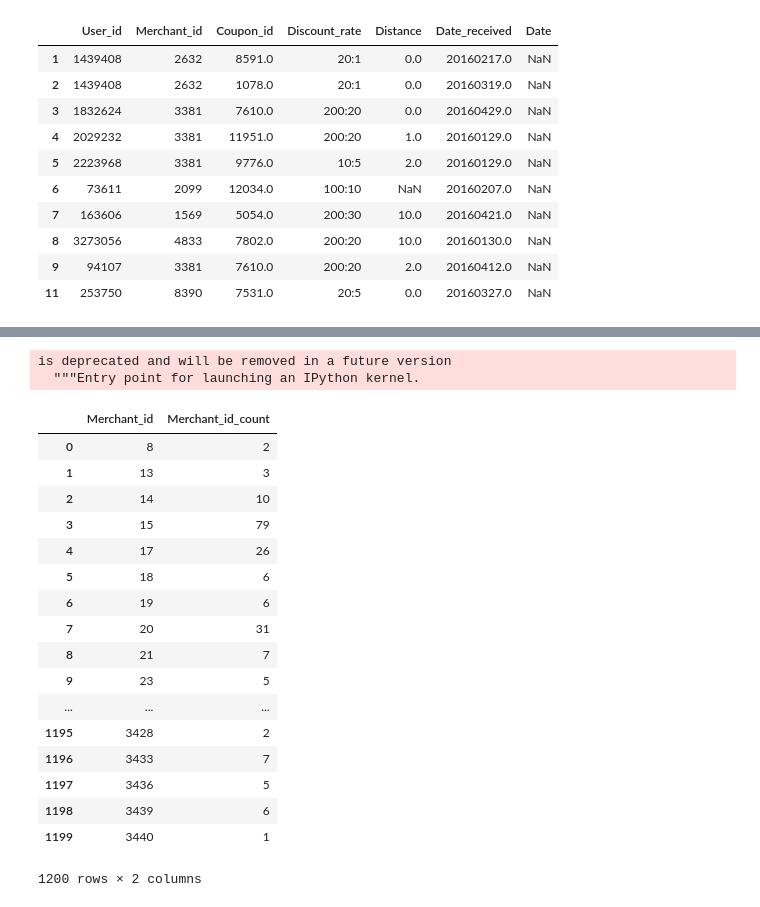
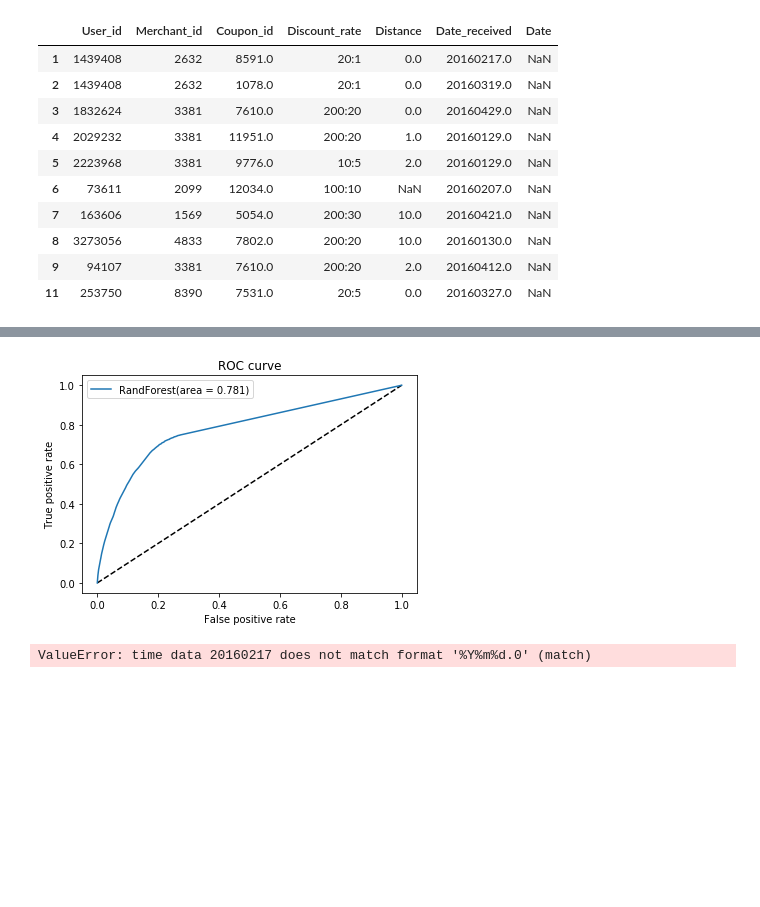
Before and after one commit to a5347354/100Day-ML-Marathon, a Jupyter notebook: Day_051_Middle Exam.ipynb, the cells around one changed output, grey strips where cells are left out. Drawn from its saved outputs; the diff is of its cells as text; code cells hidden in the pictures; blank space fills up the shorter version.

```diff
--- a/Day_051_Middle Exam.ipynb
+++ b/Day_051_Middle Exam.ipynb
@@ -35,8 +40,15 @@ df.head(10)
 | 8 | 3273056 | 4833 | 7802.0 | 200:20 | 10.0 | 20160130.0 | NaN |
 | 9 | 94107 | 3381 | 7610.0 | 200:20 | 2.0 | 20160412.0 | NaN |
 | 11 | 253750 | 8390 | 7531.0 | 20:5 | 0.0 | 20160327.0 | NaN |
+# %%
+# 遺漏值填補
+df[df.Distance.isna()].head()
+df['Distance'] = df['Distance'].fillna(0)
+# df[df.Date.isna()].head()
 # %%
 ## 特徵工程
+LEncoder = LabelEncoder()
+MMEncoder = MinMaxScaler()
 df['User_id_hashes'] = df['User_id'].apply(lambda x: hash(x)%15)
 merchant_count = df.groupby('Merchant_id')['Merchant_id'].agg({'Merchant_id_count':'size'}).reset_index()
 df = pd.merge(df, merchant_count, on='Merchant_id', how='left')
@@ -44,8 +56,8 @@ discount_count = df.groupby('Discount_rate')['Discount_rate'].agg({'Discount_rat
 df = pd.merge(df, discount_count, on='Discount_rate', how='left')
 distance_count = df.groupby('Distance')['Distance'].agg({'Distance_count':'size'}).reset_index()
 df = pd.merge(df, distance_count, on='Distance', how='left')
+# df['week'] = df['Date_received'].astype('int').apply(lambda x: datetime.datetime.strftime(xs, '%w')).astype('int64')
+df = df.drop({'User_id', 'Merchant_id','Coupon_id', 'Discount_rate', 'Distance','Date'},  axis=1)
 
-# df = df.drop('User_id', 'Merchant_id', 'Coupon_id',axis=1)
-
-df.head(10)
+df.shape
 # %% [output]
@@ -69,24 +71,32 @@ is deprecated and will be removed in a future version
-# %%
-merchant_count = df.groupby('Merchant_id')['Merchant_id'].agg({'Merchant_id_count':'size'}).reset_index()
-merchant_count.head(1200)
-# %% [output]
-is deprecated and will be removed in a future version
-  """Entry point for launching an IPython kernel.
-|  | Merchant_id | Merchant_id_count |
-| 0 | 8 | 2 |
-| 1 | 13 | 3 |
-| 2 | 14 | 10 |
-| 3 | 15 | 79 |
-| 4 | 17 | 26 |
-| 5 | 18 | 6 |
-| 6 | 19 | 6 |
-| 7 | 20 | 31 |
-| 8 | 21 | 7 |
-| 9 | 23 | 5 |
-| ... | ... | ... |
-| 1195 | 3428 | 2 |
-| 1196 | 3433 | 7 |
-| 1197 | 3436 | 5 |
-| 1198 | 3439 | 6 |
-| 1199 | 3440 | 1 |
-1200 rows × 2 columns
+# %%
+# 分割資料
+train_X = MMEncoder.fit_transform(df)
+train_X, test_X, train_Y, test_Y = train_test_split(train_X, train_Y, test_size=0.5)
+# %%
+# 隨機森林
+estimator = RandomForestClassifier()
+
+# cross_val_score(estimator, train_X, train_Y,cv=5).mean()
+estimator.fit(train_X, train_Y)
+pred_RandFor = estimator.predict_proba(test_X)[:, 1]
+fpr_RandFor, tpr_RandFor, _ = roc_curve(test_Y, pred_RandFor)
+roc_auc = auc(fpr_RandFor,tpr_RandFor)
+# %%
+import matplotlib.pyplot as plt
+# 將結果繪圖
+plt.plot([0, 1], [0, 1], 'k--')
+plt.plot(fpr_RandFor, tpr_RandFor, label='RandForest(area = %0.3f)'%roc_auc)
+# plt.plot(fpr_RandFor_Ir, tpr_RandFor_Ir, label='RandForest')
+plt.xlabel('False positive rate')
+plt.ylabel('True positive rate')
+plt.title('ROC curve')
+plt.legend(loc='best')
+plt.show()
+# %% [output]
+[figure, added]
+# %%
+# df['week'] = df['Date_received'].astype('int')
+df['week'] = pd.to_datetime(df['Date_received'].astype('int'), format='%Y%m%d.0')
+# df.head()
+# %% [output]
+ValueError: time data 20160217 does not match format '%Y%m%d.0' (match)
```
Also changed, not shown: parts of 2 cells of this notebook, 4 other files.
